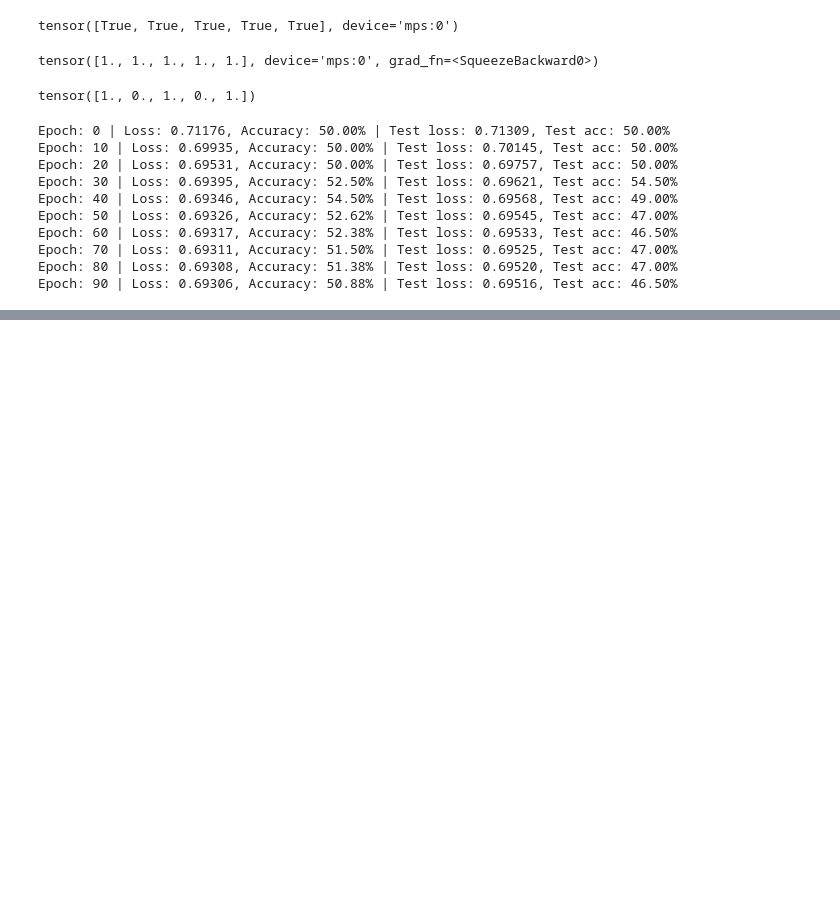
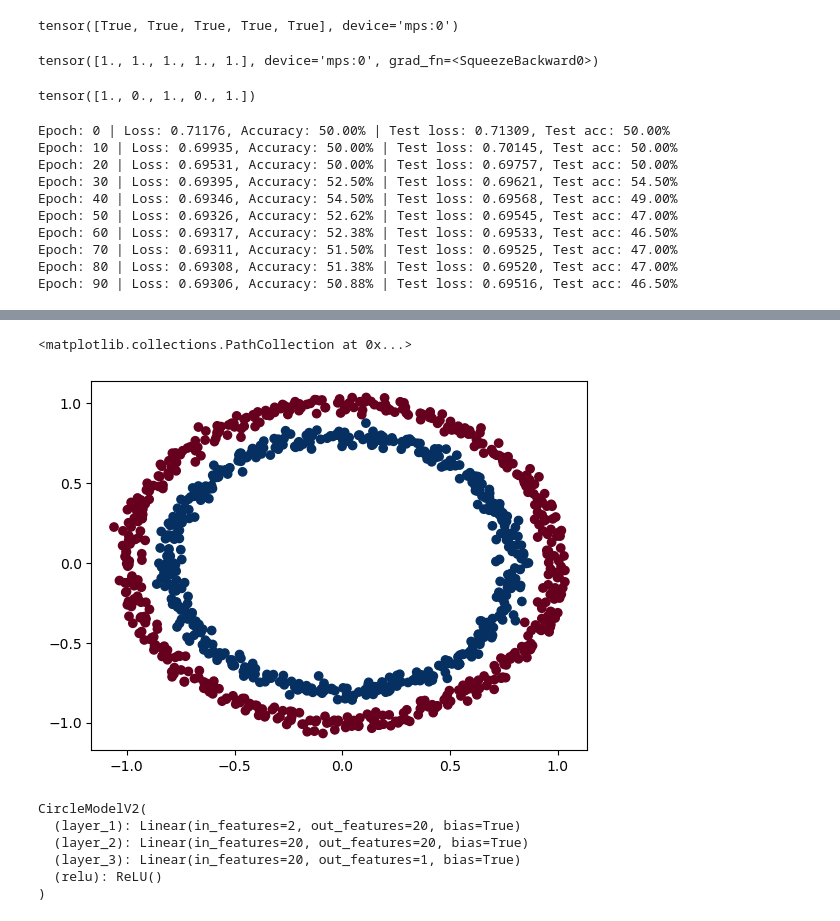
Before and after one commit to Ashes814/learn-pytorch, a Jupyter notebook: 02_pytorch_nn_classification.ipynb, the cells around one changed output, grey strips where cells are left out. Drawn from its saved outputs; the diff is of its cells as text; code cells hidden in the pictures; blank space fills up the shorter version.

```diff
--- a/02_pytorch_nn_classification.ipynb
+++ b/02_pytorch_nn_classification.ipynb
@@ -223,0 +329,11 @@ Epoch: 90 | Loss: 0.69306, Accuracy: 50.88% | Test loss: 0.69516, Test acc: 46.5
+# %%
+import matplotlib.pyplot as plt
+from sklearn.datasets import make_circles
+n_samples = 1000
+X, y = make_circles(n_samples=1000,
+                    noise=0.03,
+                    random_state=42)
+plt.scatter(X[:, 0], X[:, 1], c=y, cmap=plt.cm.RdBu)
+# %% [output]
+<matplotlib.collections.PathCollection at 0x...>
+[figure, added]
@@ -223,0 +349,22 @@ Epoch: 90 | Loss: 0.69306, Accuracy: 50.88% | Test loss: 0.69516, Test acc: 46.5
+# %%
+from torch import nn
+class CircleModelV2(nn.Module):
+    def __init__(self):
+        super().__init__()
+        self.layer_1 = nn.Linear(in_features=2, out_features=20)
+        self.layer_2 = nn.Linear(in_features=20, out_features=20)
+        self.layer_3 = nn.Linear(in_features=20, out_features=1)
+        self.relu = nn.ReLU() # 将ReLU作为激活函数
+
+    def forward(self, x):
+        # 传入ReLU
+        return self.layer_3(self.relu(self.layer_2(self.relu(self.layer_1(x)))))
+model_3 = CircleModelV2().to(device)
+print(model_3)
+# %% [output]
+CircleModelV2(
+  (layer_1): Linear(in_features=2, out_features=20, bias=True)
+  (layer_2): Linear(in_features=20, out_features=20, bias=True)
+  (layer_3): Linear(in_features=20, out_features=1, bias=True)
+  (relu): ReLU()
+)
```
Also changed, not shown: parts of 9 cells of this notebook, 1 other file.
